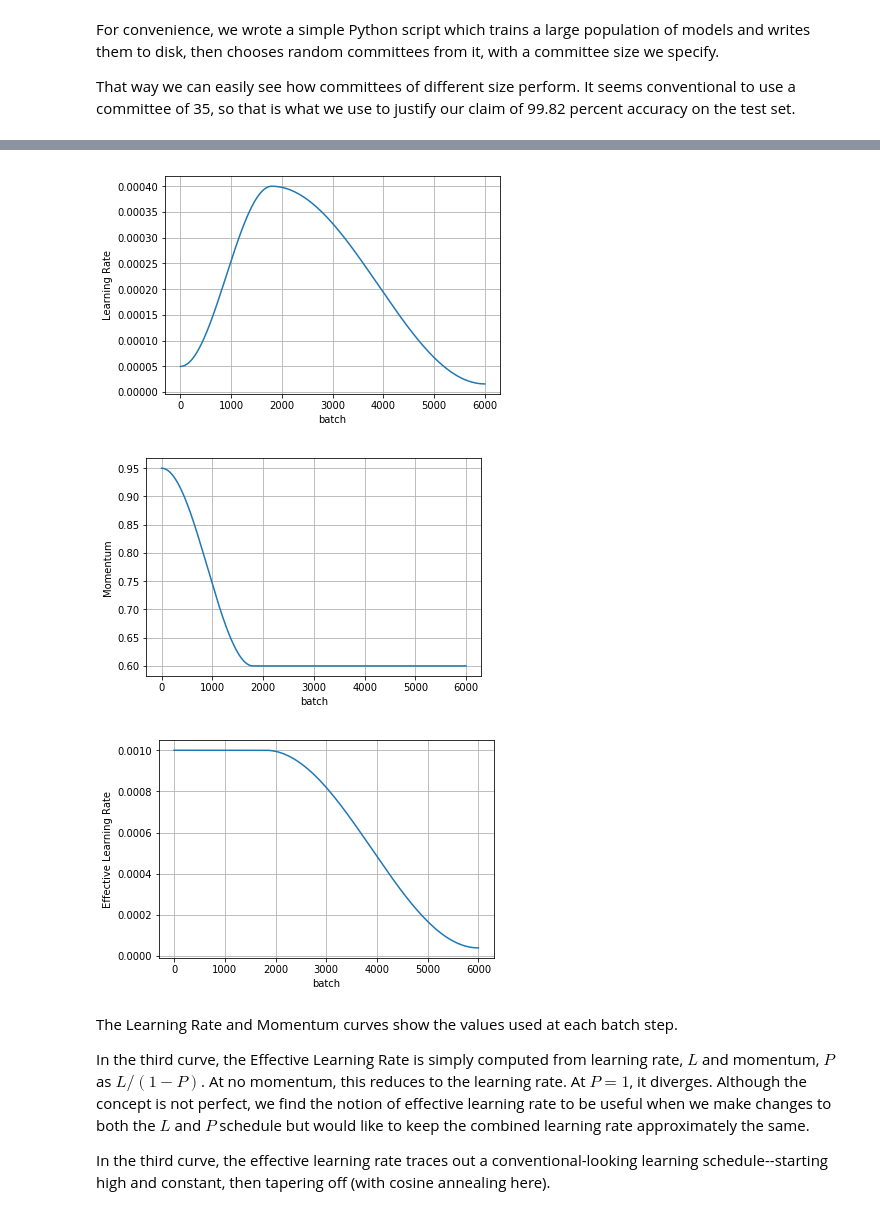
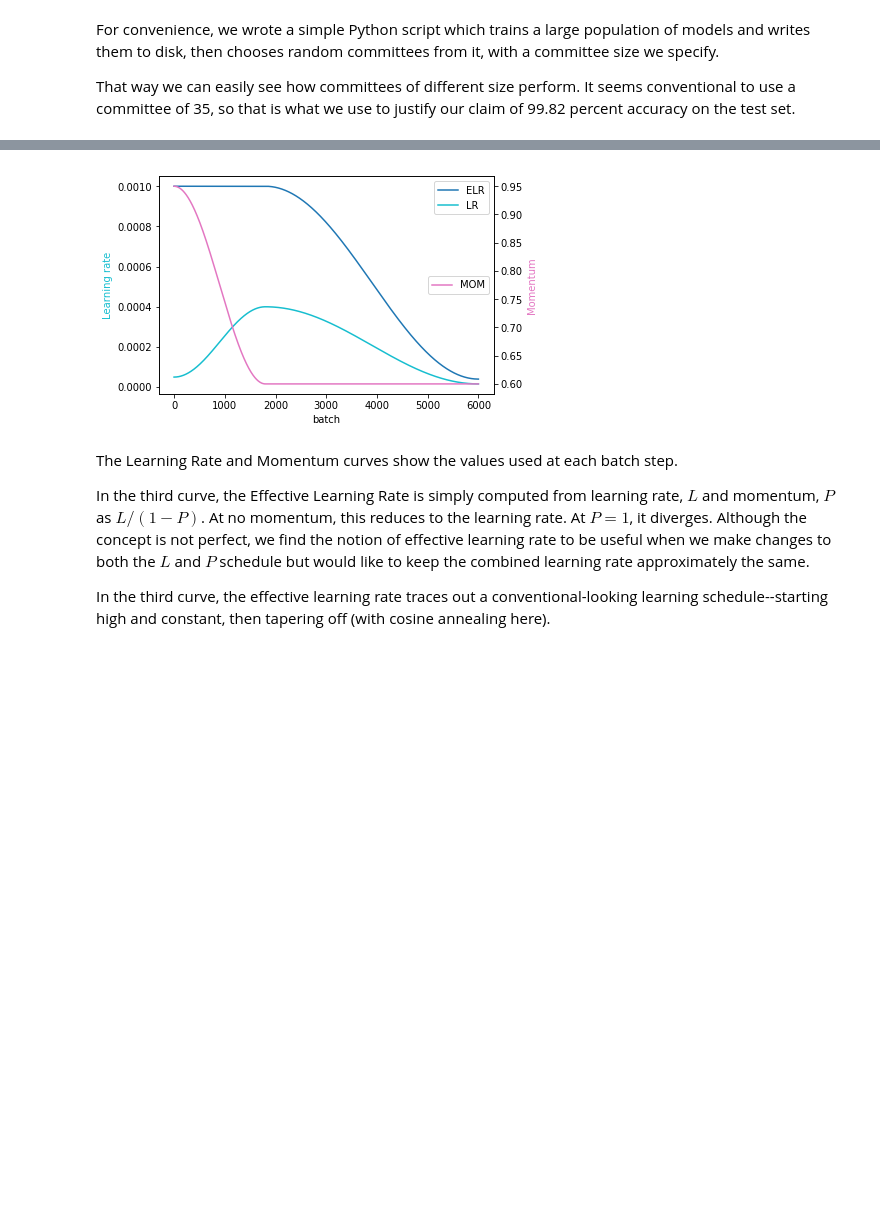
Before and after one commit to ttdoucet/mnist, a Jupyter notebook: mnist.ipynb, the cells around one changed output, grey strips where cells are left out. Drawn from its saved outputs; the diff is of its cells as text; code cells hidden in the pictures; blank space fills up the shorter version.

```diff
--- a/mnist.ipynb
+++ b/mnist.ipynb
@@ -16,7 +16,7 @@ Here we describe our experiment with the venerable MNIST dataset of hand-written
 ### Data
 # %%
 from mnist import *
-trainset = mnist_trainset(heldout=0)
+trainset = mnist_trainset(heldout=0, randomize=True)
 testset = mnist_testset()
 # %% [markdown]
 Our training dataset includes on-the-fly augmentation.
@@ -211,18 +211,14 @@ mean: 99.82% (0.99822)
 # %%
 # When we train a net, one_cycle() returns an object which lets us plot
 # information collected during training. We'll use that to plot the
 # learning schedule specified above.
 
 trainer = Trainer(mnist_model(), trainset)
 recorder = one_cycle(trainer, **params)
-recorder.plot_lr()
-recorder.plot_mom()
-recorder.plot_elr()
+recorder.plot_schedule(plot_elr=True)
 # %% [output]
 [interactive output not drawn]
-[figure, old version]
+[figure, new version]
-[figure, removed]
-[figure, removed]
 # %% [markdown]
 The Learning Rate and Momentum curves show the values used at each batch step.
 
```
Also changed, not shown: parts of 10 cells of this notebook.
